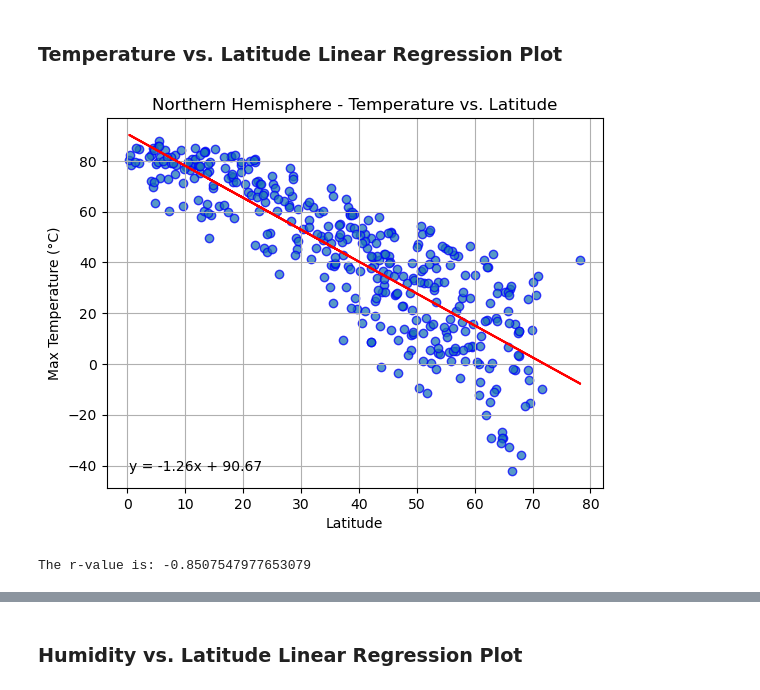
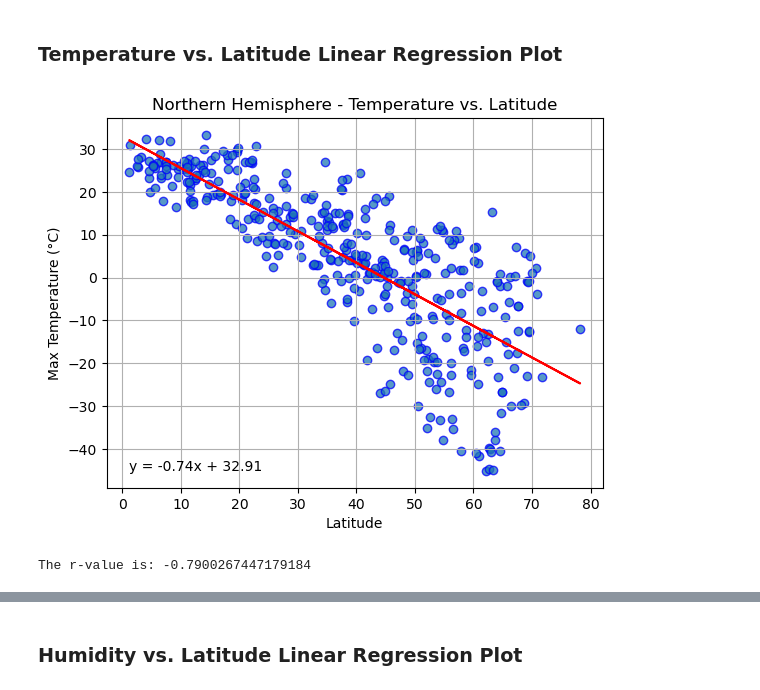
Before and after one commit to wilianushca/Python-Api-Challenge, a Jupyter notebook: WeatherPy/WeatherPy.ipynb, the cells around one changed output, grey strips where cells are left out. Drawn from its saved outputs; the diff is of its cells as text; code cells hidden in the pictures.

```diff
--- a/WeatherPy/WeatherPy.ipynb
+++ b/WeatherPy/WeatherPy.ipynb
@@ -379,25 +453,38 @@ southern_hemi_df.head()
 ###  Temperature vs. Latitude Linear Regression Plot
 # %%
 # Linear regression on Northern Hemisphere
-northern_temp_regression = linregress(northern_hemi_df["Lat"], northern_hemi_df["Max Temp"])
+# <linregress> funciton from scipy.stats library to perform linear regression analysis
+# <pe_slope> the slope regression line
+# <pe_int> representing the value of y when x is 0 (intercept)
+# <pe_r> The correlation coefficient indication strength and direction of 'x_values' and 'y_values'
+# <pe_p> The two sides p=value for a hypothesis test whose null hypothesis that the slope is zero
+# <pe_std_err> The standard error of the mean
+northern_temp_regression = linregress(northern_hemi_df["Lat"], (northern_hemi_df["Max Temp"] - 32) * 5/9)
 northern_temp_slope, northern_temp_intercept, northern_temp_r_value, northern_temp_p_value, northern_temp_std_err = northern_temp_regression
 northern_temp_regression_line = northern_temp_slope * northern_hemi_df["Lat"] + northern_temp_intercept
 
-plt.scatter(northern_hemi_df["Lat"], northern_hemi_df["Max Temp"], edgecolors='blue', alpha=0.75, label="Northern Hemisphere")
+# <plt.scatter(x,y)> is used to create a scatter plot
+plt.scatter(northern_hemi_df["Lat"], (northern_hemi_df["Max Temp"] - 32) * 5/9, edgecolors='blue', alpha=0.75, label="Northern Hemisphere")
 plt.plot(northern_hemi_df["Lat"], northern_temp_slope * northern_hemi_df["Lat"] + northern_temp_intercept, color='red', label="Northern Hemisphere Regression")
 annotation_text = f"y = {northern_temp_slope:.2f}x + {northern_temp_intercept:.2f}"
-plt.annotate(annotation_text, (min(northern_hemi_df["Lat"]), min(northern_hemi_df["Max Temp"])), fontsize=10, color='black')
+plt.annotate(annotation_text, (min(northern_hemi_df["Lat"]), min((northern_hemi_df["Max Temp"] - 32) * 5/9)), fontsize=10, color='black')
+# plt.title() to title the plot
 plt.title("Northern Hemisphere - Temperature vs. Latitude")
+# plt.xlabel() to title the x axis
 plt.xlabel("Latitude")
+# plt.ylabel() to title the y axis
 plt.ylabel("Max Temperature (°C)")
+# plt.grid() to add gridlines to the plot
 plt.grid(True)
 
+# plt.savefig() to save to the desired folder
 plt.savefig("output_data/Northern_Temperature_Lat_Regression.png")
+# plt.show() to display the plot
 plt.show()
 
 print(f"The r-value is: {northern_temp_r_value} ")
 # %% [output]
-[figure, old version]
+[figure, new version]
-The r-value is: -0.8507547977653079
+The r-value is: -0.7900267447179184
 # %%
 # Linear regression on Southern Hemisphere
```
Also changed, not shown: parts of 37 cells of this notebook, 15 other files.
